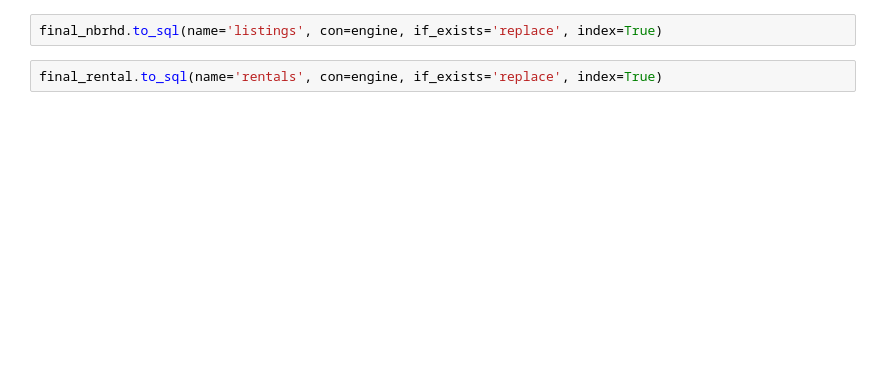
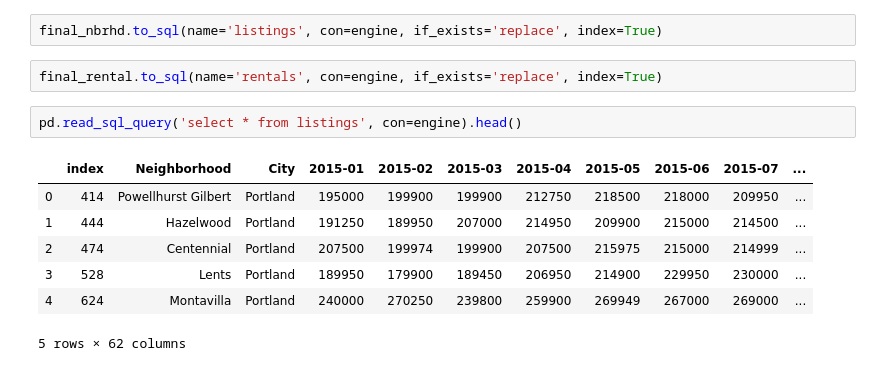
Before and after one commit to brian1581/Creative-Viz-Project, a Jupyter notebook: etl.ipynb, the cells around one changed output. Saved outputs shown, nothing was run; the diff lists cells and outputs as text; blank space fills up the shorter version.

```diff
--- a/etl.ipynb
+++ b/etl.ipynb
@@ -135,3 +135,13 @@ engine.table_names()
 final_nbrhd.to_sql(name='listings', con=engine, if_exists='replace', index=True)
 # %%
 final_rental.to_sql(name='rentals', con=engine, if_exists='replace', index=True)
+# %%
+pd.read_sql_query('select * from listings', con=engine).head()
+# %% [output]
+|  | index | Neighborhood | City | 2015-01 | 2015-02 | 2015-03 | 2015-04 | 2015-05 | 2015-06 | 2015-07 | ... |
+| 0 | 414 | Powellhurst Gilbert | Portland | 195000 | 199900 | 199900 | 212750 | 218500 | 218000 | 209950 | ... |
+| 1 | 444 | Hazelwood | Portland | 191250 | 189950 | 207000 | 214950 | 209900 | 215000 | 214500 | ... |
+| 2 | 474 | Centennial | Portland | 207500 | 199974 | 199900 | 207500 | 215975 | 215000 | 214999 | ... |
+| 3 | 528 | Lents | Portland | 189950 | 179900 | 189450 | 206950 | 214900 | 229950 | 230000 | ... |
+| 4 | 624 | Montavilla | Portland | 240000 | 270250 | 239800 | 259900 | 269949 | 267000 | 269000 | ... |
+5 rows × 62 columns
```
Also changed, not shown: parts of 2 cells of this notebook.
